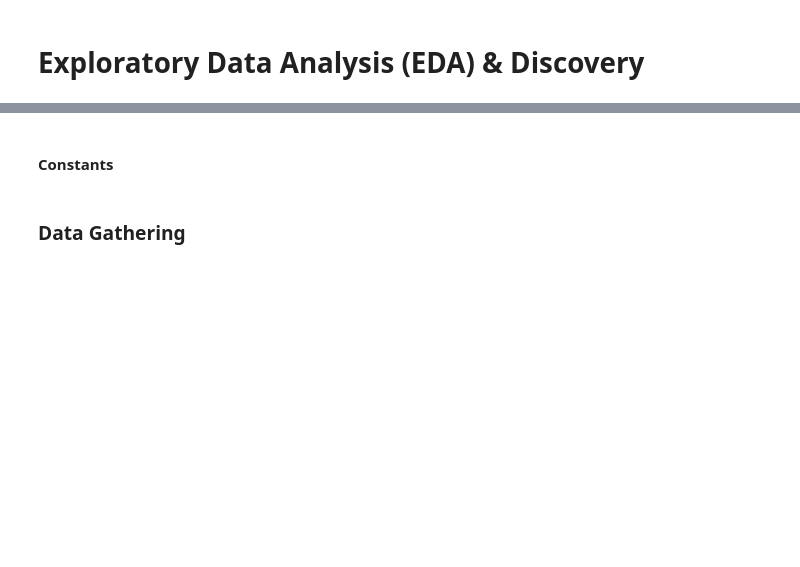
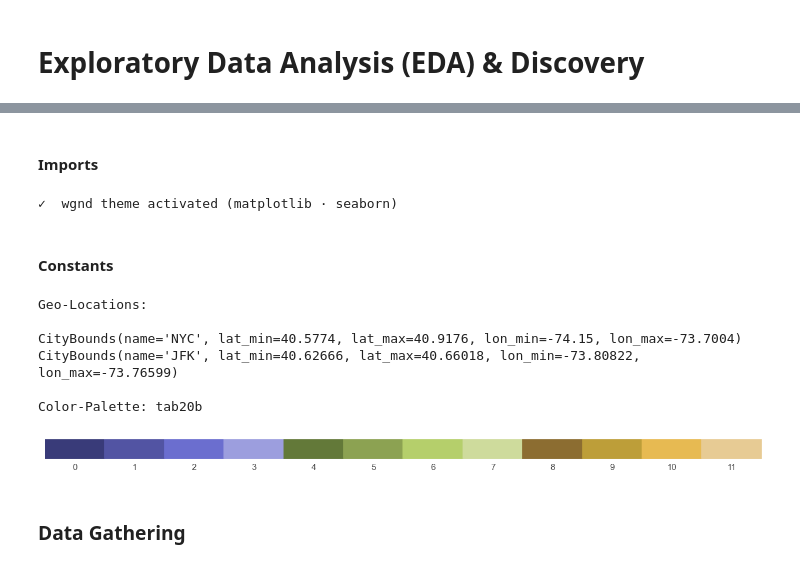
Before and after one commit to kaywiegand/nyc-taxi-routes, a Jupyter notebook: notebooks/01_exploration.ipynb, the cells around one changed output, grey strips where cells are left out. Drawn from its saved outputs; the diff is of its cells as text; code cells hidden in the pictures; blank space fills up the shorter version.

```diff
--- a/notebooks/01_exploration.ipynb
+++ b/notebooks/01_exploration.ipynb
@@ -31,2 +7,9 @@ setup()
+# %% [markdown]
+#### Imports
+# %%
+from nyc_taxi_routes.notebook import *
+setup_plotting()
+# %% [output]
+✓  wgnd theme activated (matplotlib · seaborn)
 # %% [markdown]
 #### Constants
@@ -35,3 +16,57 @@ DATA_RAW = Path('../data/raw')
+# %%
+DATA_PATH = PATHS["raw"]
+DATA_FILE = "2016_Yellow_Taxi_prepared.csv"
+THEME     = 'tab20b'
+
+# category passenger_count as int16 for charts
+
+DATA_DTYPES = {
+    'pickup_weekday': 'category',
+    'pickup_hour': 'category',
+    'pickup_longitude': 'float32',
+    'pickup_latitude': 'float32',
+    'dropoff_longitude': 'float32',
+    'dropoff_latitude': 'float32',
+    'passenger_count': 'int16',
+    'trip_distance': 'float32',
+    'fare_amount': 'float32',
+    'tip_amount': 'float32',
+    'tolls_amount': 'float32',
+    'payment_type': 'category'
+}
+
+
+
+
+log(f'\nGeo-Locations:\n')
+log(f'{NYC}')
+log(f'{JFK}')
+
+log(f'\nColor-Palette: {THEME}')
+cfg.use_palette(THEME, n=12, show=True)  # Seaborn mit Anzahl Farben
+
+COLORS = {
+    'NYC':           cfg.ACTIVE_PALETTE[4],
+    'JFK':           cfg.ACTIVE_PALETTE[0],
+    'OTHER':         cfg.ACTIVE_PALETTE[8],
+    'NYC-NYC':       cfg.ACTIVE_PALETTE[5],
+    'NYC-JFK':       cfg.ACTIVE_PALETTE[6],
+    'NYC-OTHER':     cfg.ACTIVE_PALETTE[7],
+    'JFK-JFK':       cfg.ACTIVE_PALETTE[1],
+    'JFK-NYC':       cfg.ACTIVE_PALETTE[2],
+    'JFK-OTHER':     cfg.ACTIVE_PALETTE[3],
+    'OTHER-OTHER':   cfg.ACTIVE_PALETTE[8],
+    'OTHER-NYC':     cfg.ACTIVE_PALETTE[9],
+    'OTHER-JFK':     cfg.ACTIVE_PALETTE[10],
+}
+# %% [output]
+Geo-Locations:
+
+CityBounds(name='NYC', lat_min=40.5774, lat_max=40.9176, lon_min=-74.15, lon_max=-73.7004)
+CityBounds(name='JFK', lat_min=40.62666, lat_max=40.66018, lon_min=-73.80822, lon_max=-73.76599)
+
+Color-Palette: tab20b
+[figure, added]
 # %% [markdown]
 ### Data Gathering
 # %%
```
Also changed, not shown: parts of 56 cells of this notebook, 39 other files.
